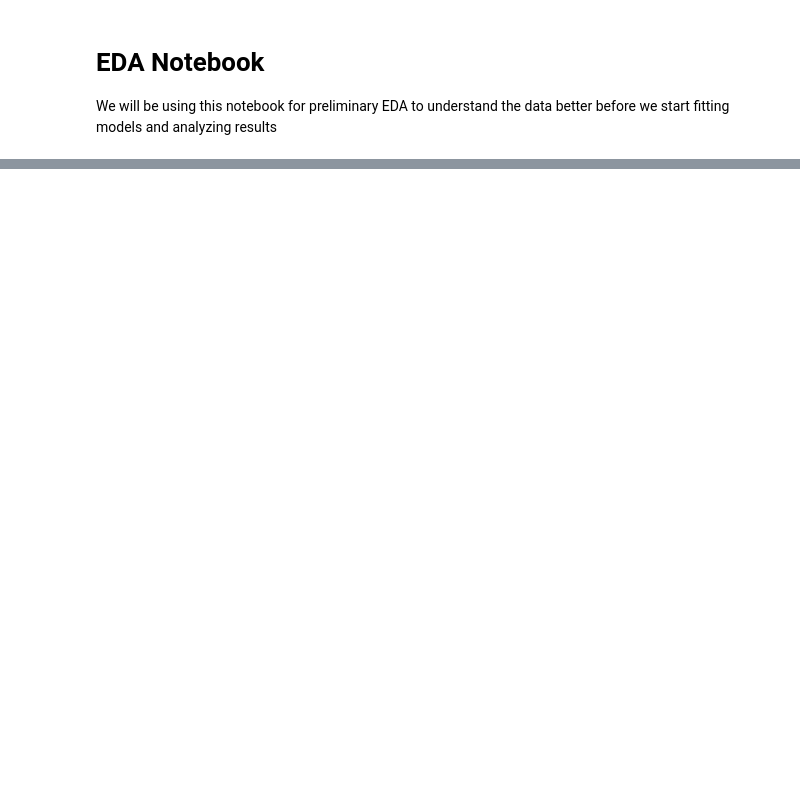
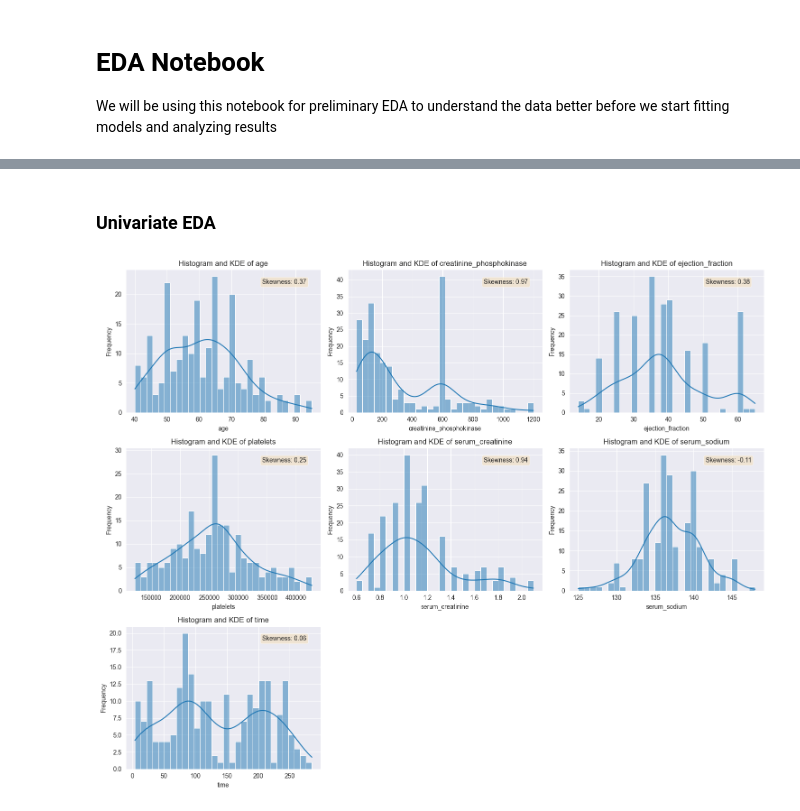
Before and after one commit to DilanDoshi/m148_heart_failure_predictors-, a Jupyter notebook: notebooks/01-EDA.ipynb, the cells around one changed output, grey strips where cells are left out. Saved outputs shown, nothing was run; the diff lists cells and outputs as text; code cells hidden in the pictures; blank space fills up the shorter version.

```diff
--- a/notebooks/01-EDA.ipynb
+++ b/notebooks/01-EDA.ipynb
@@ -18,0 +118,28 @@ NameError: name 'pd' is not defined
+# %% [markdown]
+### Univariate EDA
+# %%
+# Create histograms and KDE for continuous features
+fix, axis = plt.subplots(3,3, figsize=(15,12))
+axis = axis.flatten()
+
+for i, feature in enumerate(continuous_features):
+    sns.histplot(
+        df[feature],
+        ax=axis[i],
+        kde=True,
+        bins=30)
+    axis[i].set_title(f'Histogram and KDE of {feature}')
+    axis[i].set_xlabel(feature)
+    axis[i].set_ylabel('Frequency')
+
+    skew = df[feature].skew()
+    axis[i].text(0.7, 0.9, f'Skewness: {skew:.2f}',
+        transform=axis[i].transAxes,
+        bbox=dict(boxstyle='round',facecolor='wheat',alpha=0.5))
+
+axis[-2].remove()
+axis[-1].remove()
+plt.tight_layout()
+plt.show()
+# %% [output]
+[figure, added]
```
Also changed, not shown: parts of 23 cells of this notebook, 3 other files.
